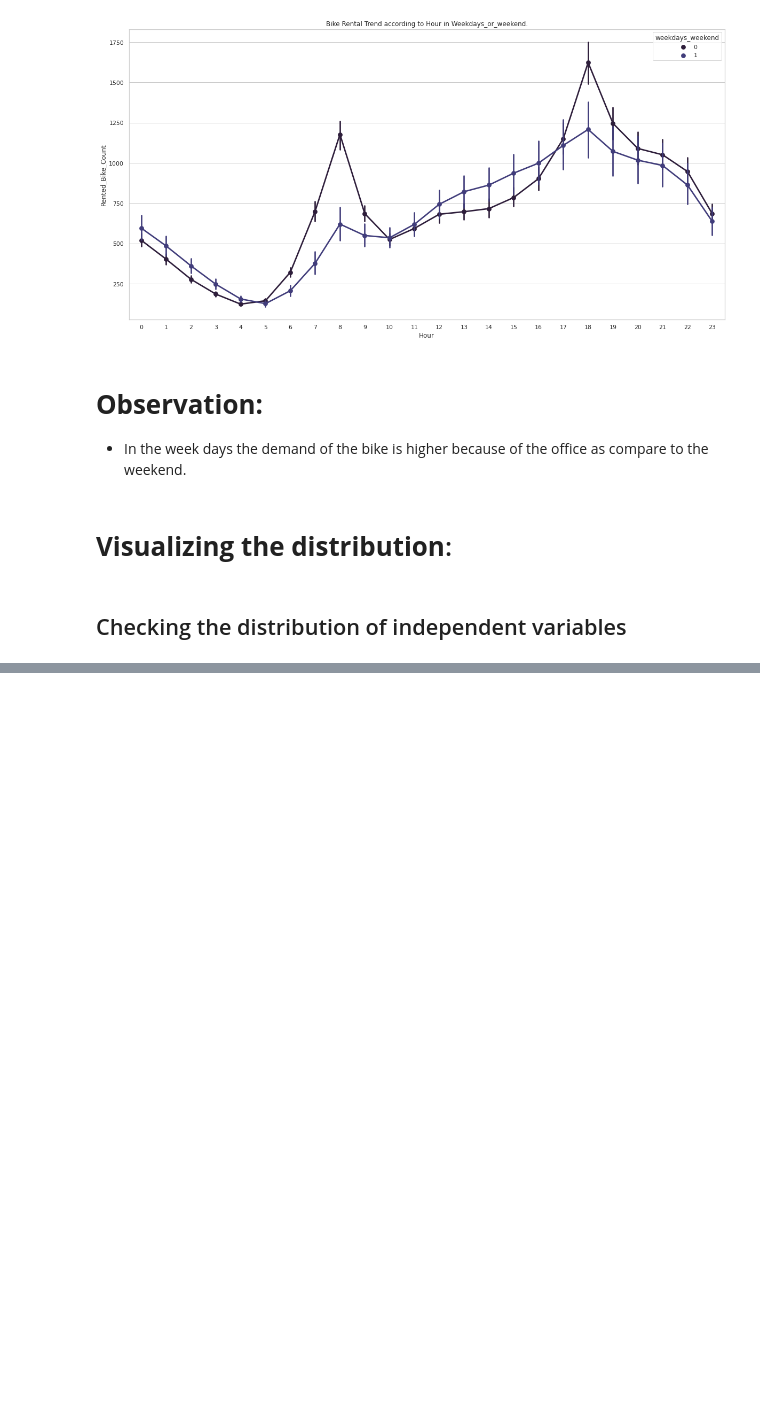
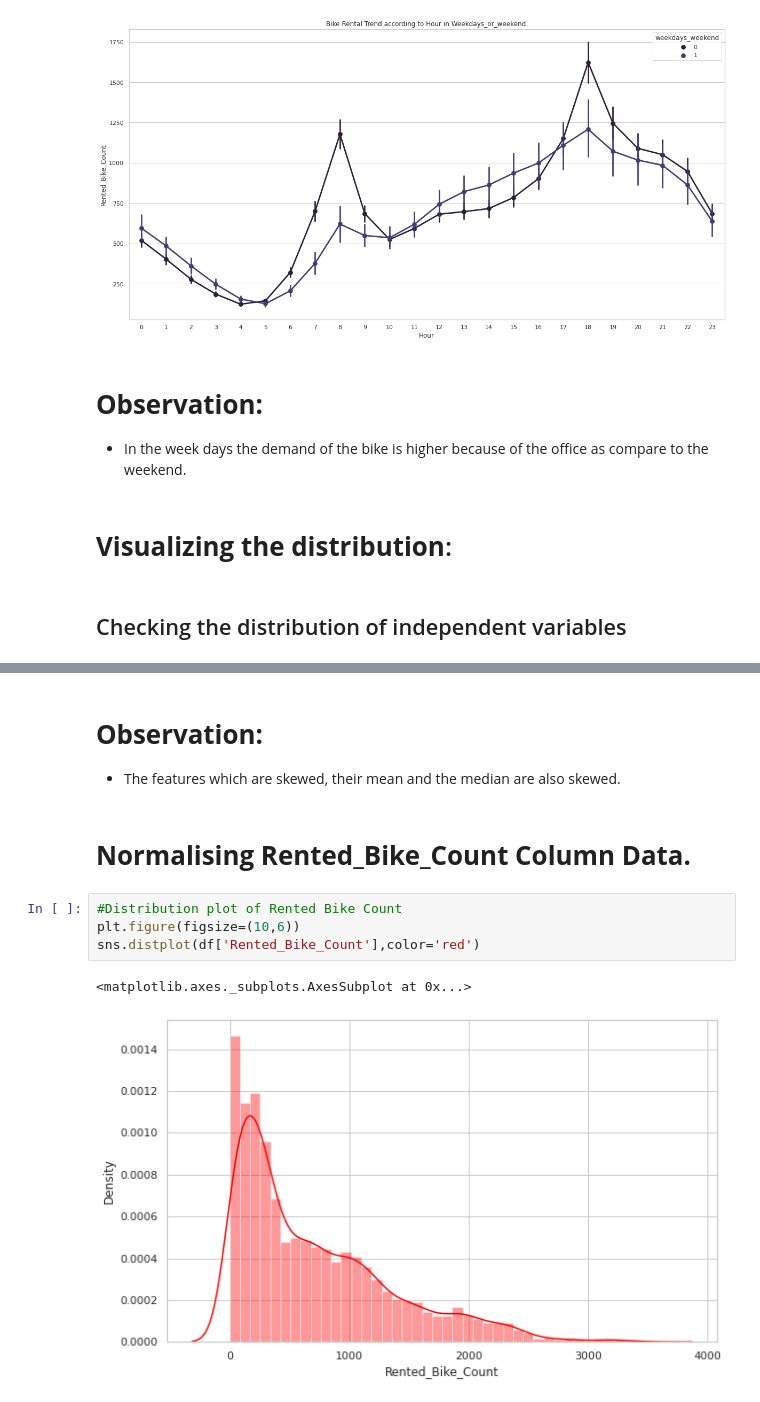
Before and after one commit to sushmitasardar/Tesla-code-supervised-ML-project, a Jupyter notebook: Copy_of_Bike_Sharing_Demand_Prediction_Capstone_Project(Individual_collab).ipynb, the cells around one changed output, grey strips where cells are left out. Drawn from its saved outputs; the diff is of its cells as text; blank space fills up the shorter version.

```diff
--- a/Copy_of_Bike_Sharing_Demand_Prediction_Capstone_Project(Individual_collab).ipynb
+++ b/Copy_of_Bike_Sharing_Demand_Prediction_Capstone_Project(Individual_collab).ipynb
@@ -345,0 +346,14 @@ for col in  numeric_col[:]:
+# %% [markdown]
+# **Observation:**
+
+
+*   The features which are skewed, their mean and the median are also skewed.
+# %% [markdown]
+# **Normalising Rented_Bike_Count Column Data.**
+# %%
+#Distribution plot of Rented Bike Count
+plt.figure(figsize=(10,6))
+sns.distplot(df['Rented_Bike_Count'],color='red')
+# %% [output]
+<matplotlib.axes._subplots.AxesSubplot at 0x...>
+[figure, added]
```
Also changed, not shown: parts of 64 cells of this notebook.
